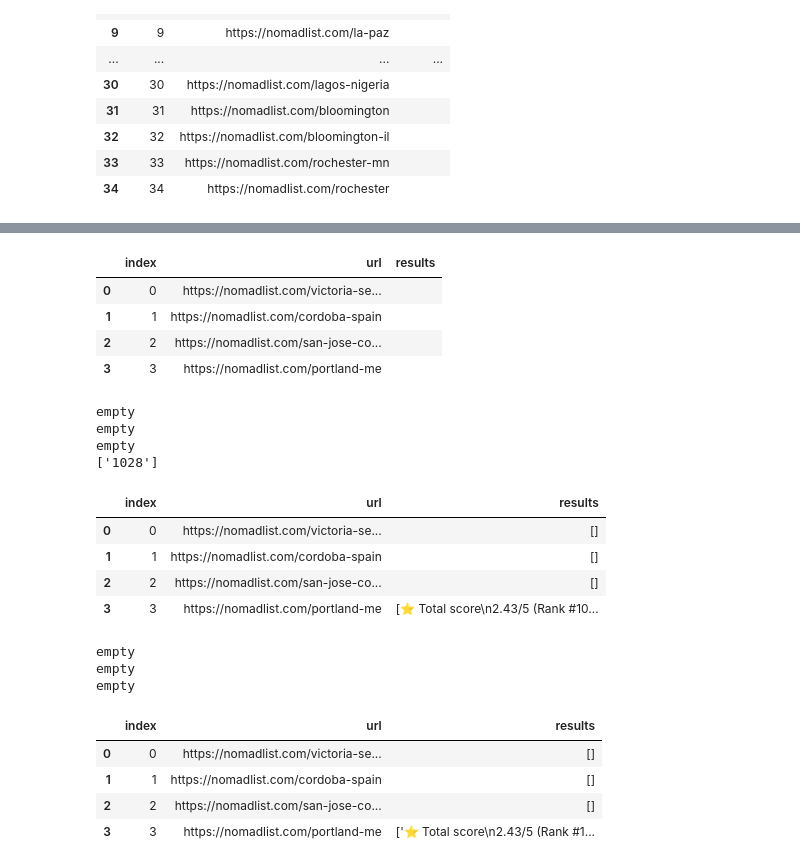
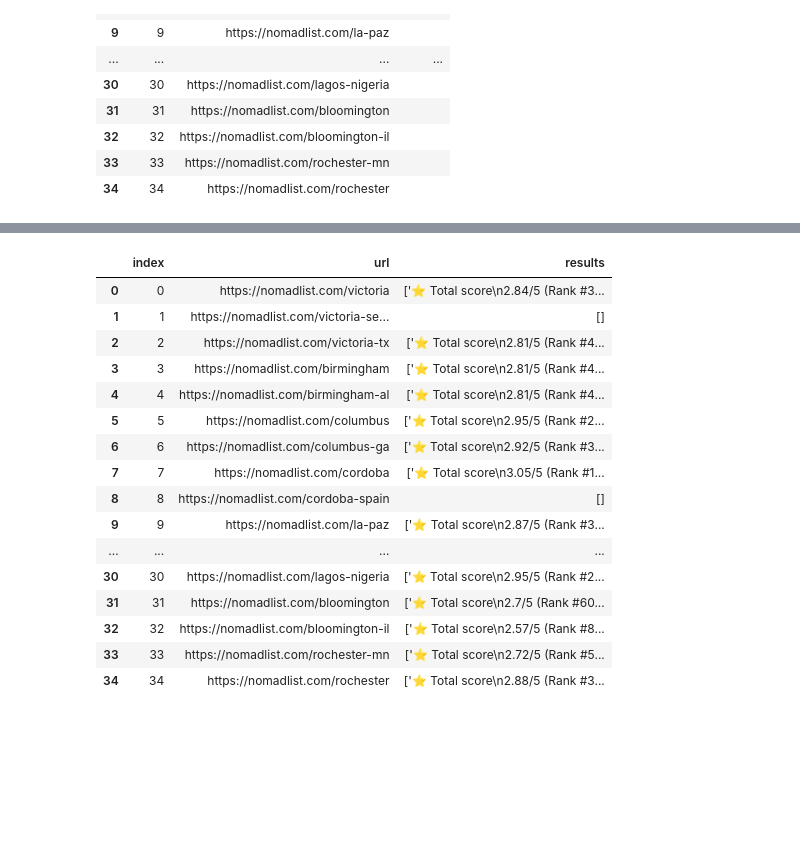
Before and after one commit to Frans-Grau/Project4-WebScrap, a Jupyter notebook: Insights/NomadList.ipynb, the cells around one changed output, grey strips where cells are left out. Cells and saved outputs as stored; diff of their text form; code cells hidden in the pictures; blank space fills up the shorter version.

```diff
--- a/Insights/NomadList.ipynb
+++ b/Insights/NomadList.ipynb
@@ -73,5 +92,0 @@ name[name['city']=='victoria']
-# %%
-url['nb_reviews'] =  url['result2'].apply(lambda x : re.findall('([0-9]+) reviews', str(x)))
-url['nb_reviews'] = url['nb_reviews'].apply(lambda x : ''.join(x))
-url['city'] =  url['url'].apply(lambda x : re.findall('[^\/]+$', str(x)))
-url['city'] = url['city'].apply(lambda x : ''.join(x))
@@ -179,7 +293,7 @@ t2[t2['city']=='rochester']
 | 378 | 2.87 | 363 | 18 | rochester | 566 | United States | https://nomadlist.com/rochester |
 # %%
 new_url_list=['https://nomadlist.com/victoria','https://nomadlist.com/victoria-seychelles', 'https://nomadlist.com/victoria-tx', 'https://nomadlist.com/birmingham', 'https://nomadlist.com/birmingham-al', 'https://nomadlist.com/columbus','https://nomadlist.com/columbus-ga', 'https://nomadlist.com/cordoba','https://nomadlist.com/cordoba-spain',
-                'https://nomadlist.com/la-paz', 'https://nomadlist.com/la-paz-bolivia', 'https://nomadlist.com/salem', 'https://nomadlist.com/salem-ma', 'https://nomadlist.com/san-jose', 'https://nomadlist.com/san-jose-ca', 'https://nomadlist.com/portland', 'https://nomadlist.com/portland-me','https://nomadlist.com/odessa', 'https://nomadlist.com/odessa-tx',
+                'https://nomadlist.com/la-paz', 'https://nomadlist.com/la-paz-bolivia', 'https://nomadlist.com/salem', 'https://nomadlist.com/salem-ma', 'https://nomadlist.com/san-jose', 'https://nomadlist.com/san-jose-costa-rica', 'https://nomadlist.com/portland', 'https://nomadlist.com/portland-me','https://nomadlist.com/odessa', 'https://nomadlist.com/odessa-tx',
                     'https://nomadlist.com/melbourne', 'https://nomadlist.com/melbourne-fl','https://nomadlist.com/manchester', 'https://nomadlist.com/manchester-nh', 'https://nomadlist.com/jacksonville', 'https://nomadlist.com/jacksonville-nc', 'https://nomadlist.com/waterloo', 'https://nomadlist.com/waterloo-ia', 'https://nomadlist.com/reading-pa', 'https://nomadlist.com/reading',
                         'https://nomadlist.com/lagos', 'https://nomadlist.com/lagos-nigeria','https://nomadlist.com/bloomington' , 'https://nomadlist.com/bloomington-il', 'https://nomadlist.com/rochester-mn', 'https://nomadlist.com/rochester']
 # %%
@@ -330,24 +413,22 @@ new_url_list1=['https://nomadlist.com/victoria-seychelles', 'https://nomadlist.c
-# %%
-url_df_add_1 = pd.DataFrame(new_url_list1).reset_index().rename(columns = {0 : 'url'})
-url_df_add_1['results'] = url_df_add_1.apply(lambda city_url : '', axis=1)
-url_df_add_1
-# %% [output]
-|  | index | url | results |
-| 0 | 0 | https://nomadlist.com/victoria-se... |  |
-| 1 | 1 | https://nomadlist.com/cordoba-spain |  |
-| 2 | 2 | https://nomadlist.com/san-jose-co... |  |
-| 3 | 3 | https://nomadlist.com/portland-me |  |
 # %%
-url_df_add_1['results'] = url_df_add_1.apply(lambda x_url: all_process(x_url['url']) if x_url['results'] == '' else x_url, axis=1)
-url_df_add_1
+url_df_add['results'] = url_df_add.apply(lambda x_url: all_process(x_url['url']) if len(x_url['results']) == 2 else x_url['results'], axis=1)
+url_df_add
 # %% [output]
-empty
-empty
-empty
-['1028']
 |  | index | url | results |
-| 0 | 0 | https://nomadlist.com/victoria-se... | [] |
-| 1 | 1 | https://nomadlist.com/cordoba-spain | [] |
-| 2 | 2 | https://nomadlist.com/san-jose-co... | [] |
-| 3 | 3 | https://nomadlist.com/portland-me | [⭐️ Total score\n2.43/5 (Rank #10... |
+| 0 | 0 | https://nomadlist.com/victoria | ['⭐️ Total score\n2.84/5 (Rank #3... |
+| 1 | 1 | https://nomadlist.com/victoria-se... | [] |
+| 2 | 2 | https://nomadlist.com/victoria-tx | ['⭐️ Total score\n2.81/5 (Rank #4... |
+| 3 | 3 | https://nomadlist.com/birmingham | ['⭐️ Total score\n2.81/5 (Rank #4... |
+| 4 | 4 | https://nomadlist.com/birmingham-al | ['⭐️ Total score\n2.81/5 (Rank #4... |
+| 5 | 5 | https://nomadlist.com/columbus | ['⭐️ Total score\n2.95/5 (Rank #2... |
+| 6 | 6 | https://nomadlist.com/columbus-ga | ['⭐️ Total score\n2.92/5 (Rank #3... |
+| 7 | 7 | https://nomadlist.com/cordoba | ['⭐️ Total score\n3.05/5 (Rank #1... |
+| 8 | 8 | https://nomadlist.com/cordoba-spain | [] |
+| 9 | 9 | https://nomadlist.com/la-paz | ['⭐️ Total score\n2.87/5 (Rank #3... |
+| ... | ... | ... | ... |
+| 30 | 30 | https://nomadlist.com/lagos-nigeria | ['⭐️ Total score\n2.95/5 (Rank #2... |
+| 31 | 31 | https://nomadlist.com/bloomington | ['⭐️ Total score\n2.7/5 (Rank #60... |
+| 32 | 32 | https://nomadlist.com/bloomington-il | ['⭐️ Total score\n2.57/5 (Rank #8... |
+| 33 | 33 | https://nomadlist.com/rochester-mn | ['⭐️ Total score\n2.72/5 (Rank #5... |
+| 34 | 34 | https://nomadlist.com/rochester | ['⭐️ Total score\n2.88/5 (Rank #3... |
 # %%
@@ -382,14 +437,0 @@ def all_process(url):
-# %%
-add_url_1['results'] = add_url_1['results'].apply(lambda x:str(x))
-add_url_1['results'] = add_url_1.apply(lambda x_url: all_process(x_url['url']) if len(x_url['results']) == 2 else x_url['results'], axis=1)
-#url_results.to_csv('url_results_'+str(datetime.datetime.now())+'.csv')
-add_url_1
-# %% [output]
-empty
-empty
-empty
-|  | index | url | results |
-| 0 | 0 | https://nomadlist.com/victoria-se... | [] |
-| 1 | 1 | https://nomadlist.com/cordoba-spain | [] |
-| 2 | 2 | https://nomadlist.com/san-jose-co... | [] |
-| 3 | 3 | https://nomadlist.com/portland-me | ['⭐️ Total score\n2.43/5 (Rank #1... |
```
Also changed, not shown: parts of 32 cells of this notebook, 3 other files.
